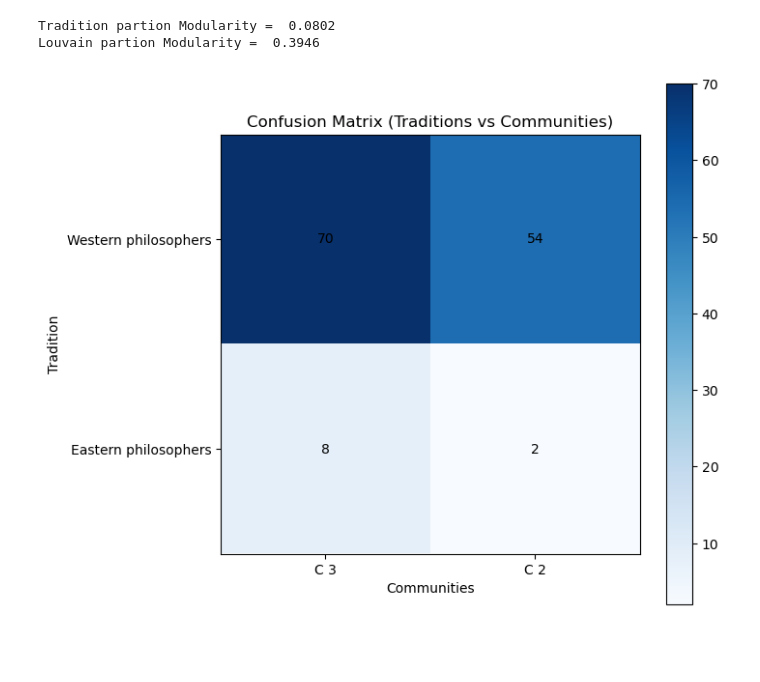
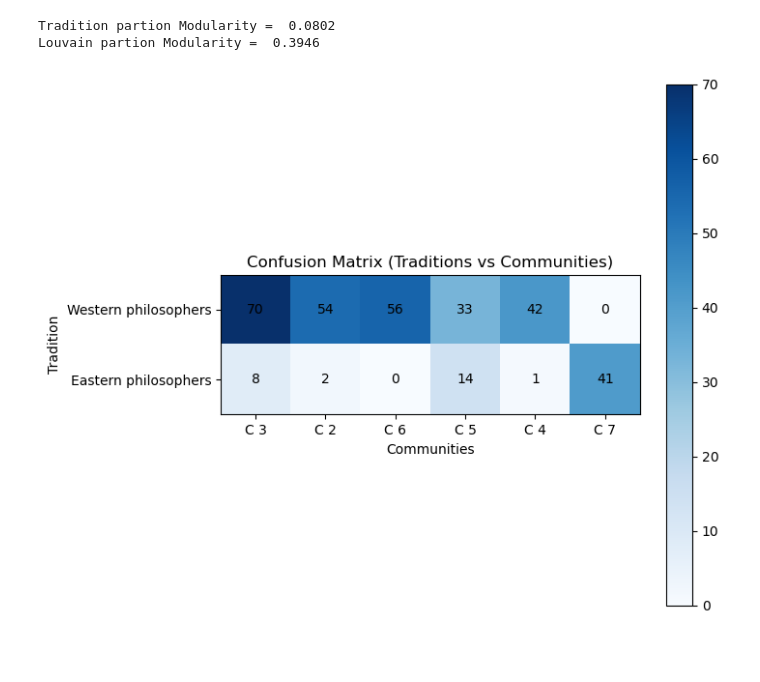
Before and after one commit to medonimario/social-graphs-interactions-2024, a Jupyter notebook: 3_communities.ipynb, the cells around one changed output. Saved outputs shown, nothing was run; the diff lists cells and outputs as text; code cells hidden in the pictures.

Commit message:
Changed plots

```diff
--- a/3_communities.ipynb
+++ b/3_communities.ipynb
@@ -215,7 +215,7 @@ def plot_partition_heatmap(graph, attribute_partition, louvain_partition, attrib
     community_to_index = {community: idx for idx, community in enumerate(top_communities)}
 
     # Step 3: Initialize confusion matrix D
-    D = np.zeros((top_n, top_n), dtype=int)
+    D = np.zeros((len(top_attributes), top_n), dtype=int)
 
     # Step 4: Populate the confusion matrix
     for node in graph.nodes:
@@ -295,13 +295,13 @@ Louvain partion Modularity =  0.3946
 # %%
 plot_partition_heatmap(
     graph=S_tradition,
     attribute_partition=tradition_partition,
     louvain_partition=louvain_partition_S_tradition,
     attribute_name='tradition',
-    top_n=2,
+    top_n=6,
 	title='Confusion Matrix (Traditions vs Communities)'
 )
 # %% [output]
-[figure, old version]
+[figure, new version]
 # %% [markdown]
 #
```
Also changed, not shown: parts of 1 cell of this notebook.
